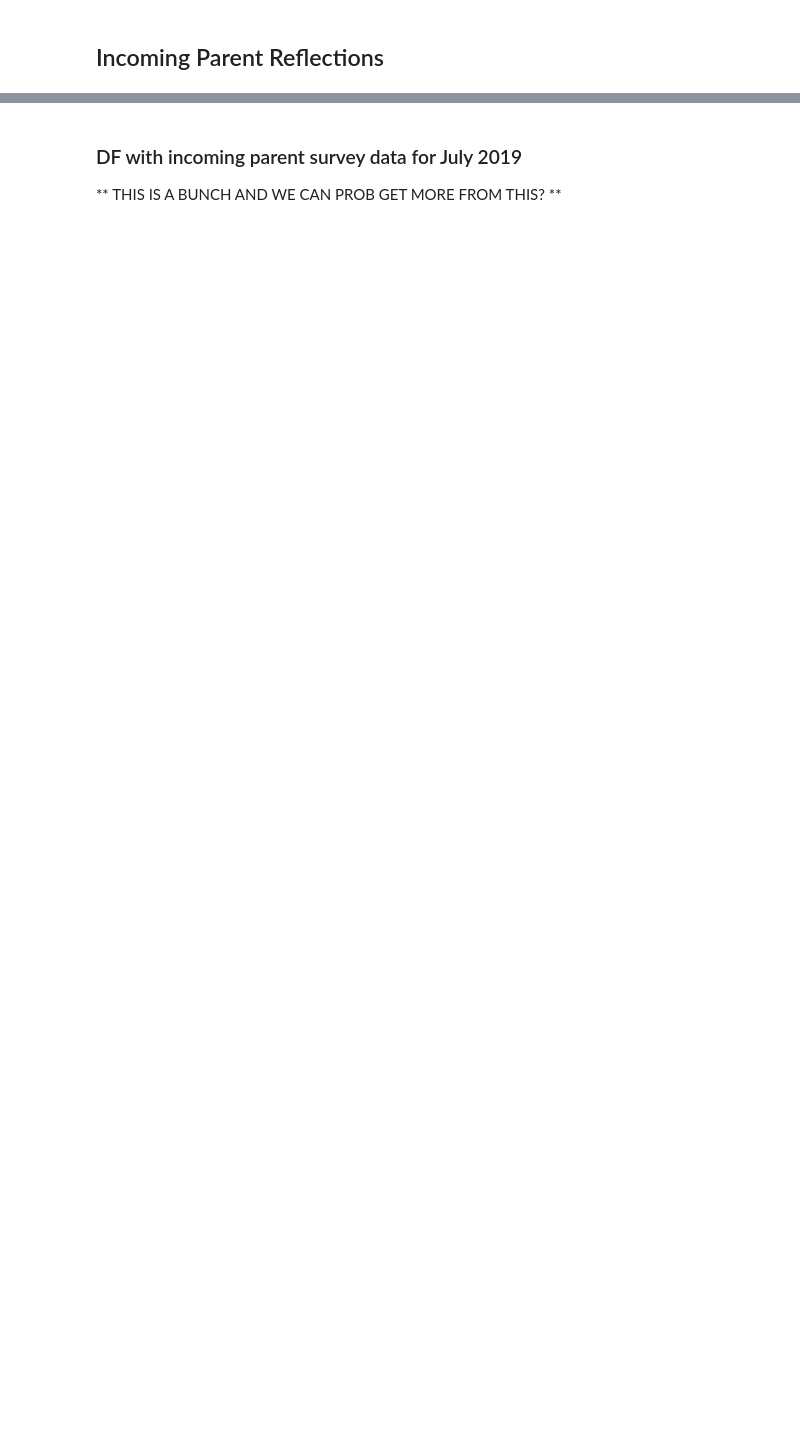
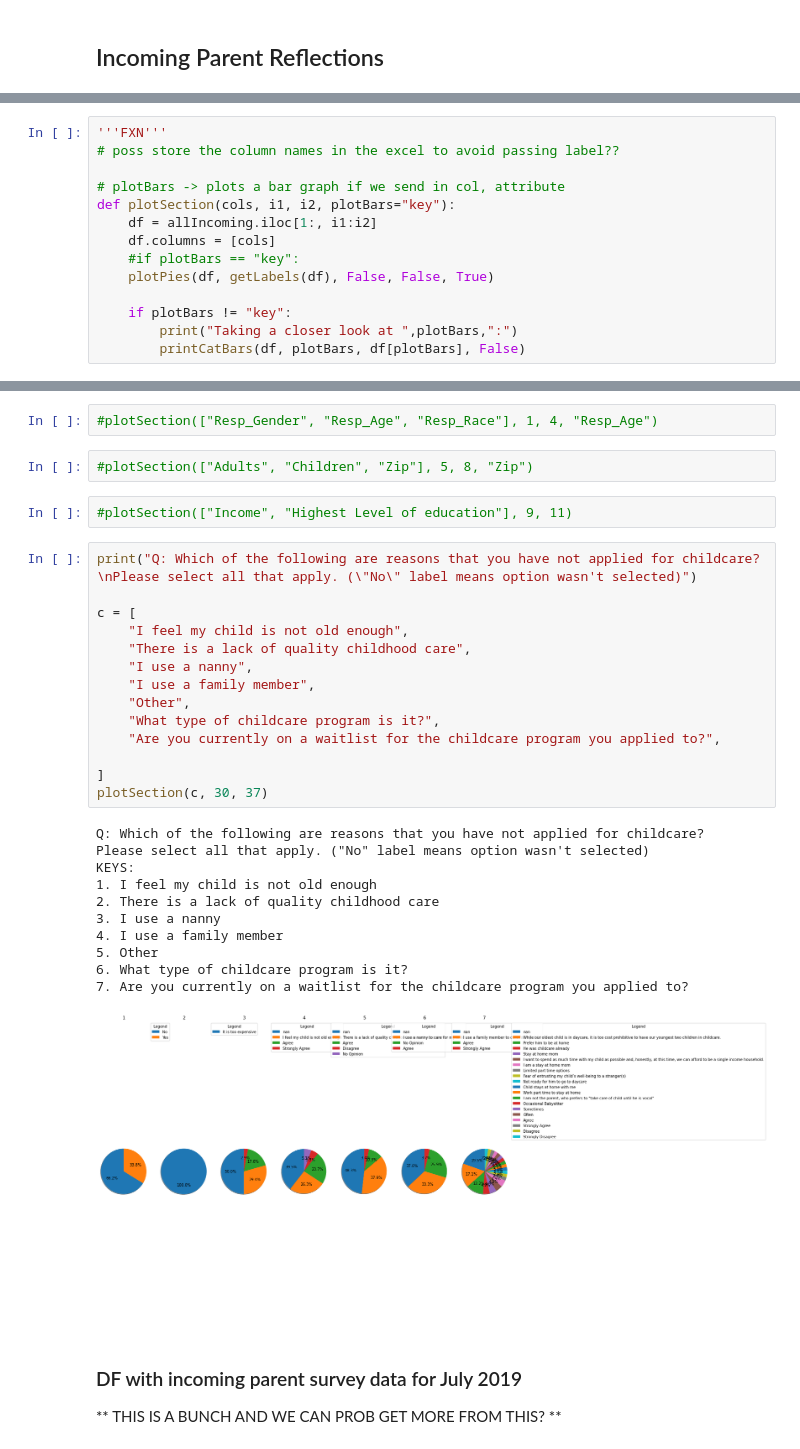
Before and after one commit to renarepenning/weplaynoladata, a Jupyter notebook: FinalTutorial.ipynb, the cells around one changed output, grey strips where cells are left out. Drawn from its saved outputs; the diff is of its cells as text; blank space fills up the shorter version.

```diff
--- a/FinalTutorial.ipynb
+++ b/FinalTutorial.ipynb
@@ -413,0 +276,14 @@ What aspect of the We PLAY Center do you find most helpful?:
+# %%
+'''FXN'''
+# poss store the column names in the excel to avoid passing label??
+
+# plotBars -> plots a bar graph if we send in col, attribute
+def plotSection(cols, i1, i2, plotBars="key"):
+    df = allIncoming.iloc[1:, i1:i2]
+    df.columns = [cols]
+    #if plotBars == "key":
+    plotPies(df, getLabels(df), False, False, True)
+
+    if plotBars != "key":
+        print("Taking a closer look at ",plotBars,":")
+        printCatBars(df, plotBars, df[plotBars], False)
@@ -414,3 +310,35 @@ What aspect of the We PLAY Center do you find most helpful?:
+# %%
+#plotSection(["Resp_Gender", "Resp_Age", "Resp_Race"], 1, 4, "Resp_Age")
+# %%
+#plotSection(["Adults", "Children", "Zip"], 5, 8, "Zip")
+# %%
+#plotSection(["Income", "Highest Level of education"], 9, 11)
+# %%
+print("Q: Which of the following are reasons that you have not applied for childcare?\nPlease select all that apply. (\"No\" label means option wasn't selected)")
+
+c = [
+    "I feel my child is not old enough",
+    "There is a lack of quality childhood care",
+    "I use a nanny",
+    "I use a family member",
+    "Other",
+    "What type of childcare program is it?",
+    "Are you currently on a waitlist for the childcare program you applied to?",
+
+]
+plotSection(c, 30, 37)
+# %% [output]
+Q: Which of the following are reasons that you have not applied for childcare?
+Please select all that apply. ("No" label means option wasn't selected)
+KEYS:
+1. I feel my child is not old enough
+2. There is a lack of quality childhood care
+3. I use a nanny
+4. I use a family member
+5. Other
+6. What type of childcare program is it?
+7. Are you currently on a waitlist for the childcare program you applied to?
+[figure, added]
 # %% [markdown]
 ### DF with incoming parent survey data for July 2019
 
```
Also changed, not shown: parts of 47 cells of this notebook.
